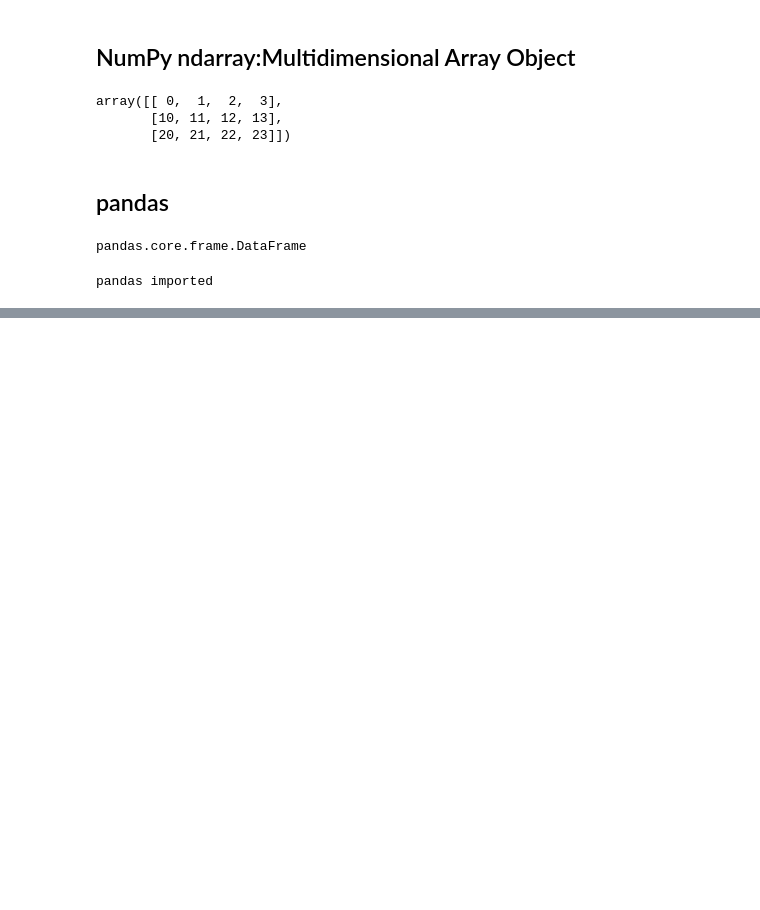
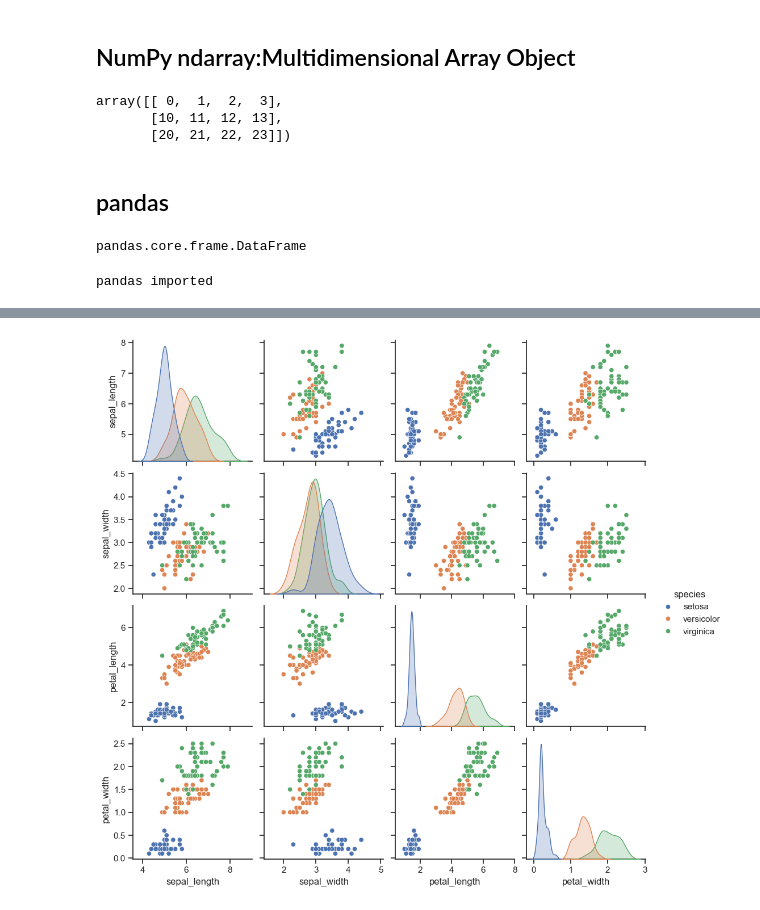
Before and after one commit to Phu3390/sgu25_data_analytics, a Jupyter notebook: exerciese/DAO2/Buoi02_Python101.ipynb, the cells around one changed output, grey strips where cells are left out. Drawn from its saved outputs; the diff is of its cells as text; code cells hidden in the pictures; blank space fills up the shorter version.

```diff
--- a/exerciese/DAO2/Buoi02_Python101.ipynb
+++ b/exerciese/DAO2/Buoi02_Python101.ipynb
@@ -977,0 +1088,8 @@ pandas imported
+# %%
+# Data Visualization in Google Colab
+import seaborn as sns # import thư viện seaborn để vẽ biểu đồ
+sns.set(style="ticks", color_codes=True) # thiết lập phong cách biểu đồ
+iris = sns.load_dataset("iris") # tải bộ dữ liệu iris
+g = sns.pairplot(iris, hue="species") # vẽ biểu đồ phân tán các cặp biến trong iris, phân biệt theo loài hoa
+# %% [output]
+[figure, added]
```
Also changed, not shown: parts of 143 cells of this notebook, 5 other files.
